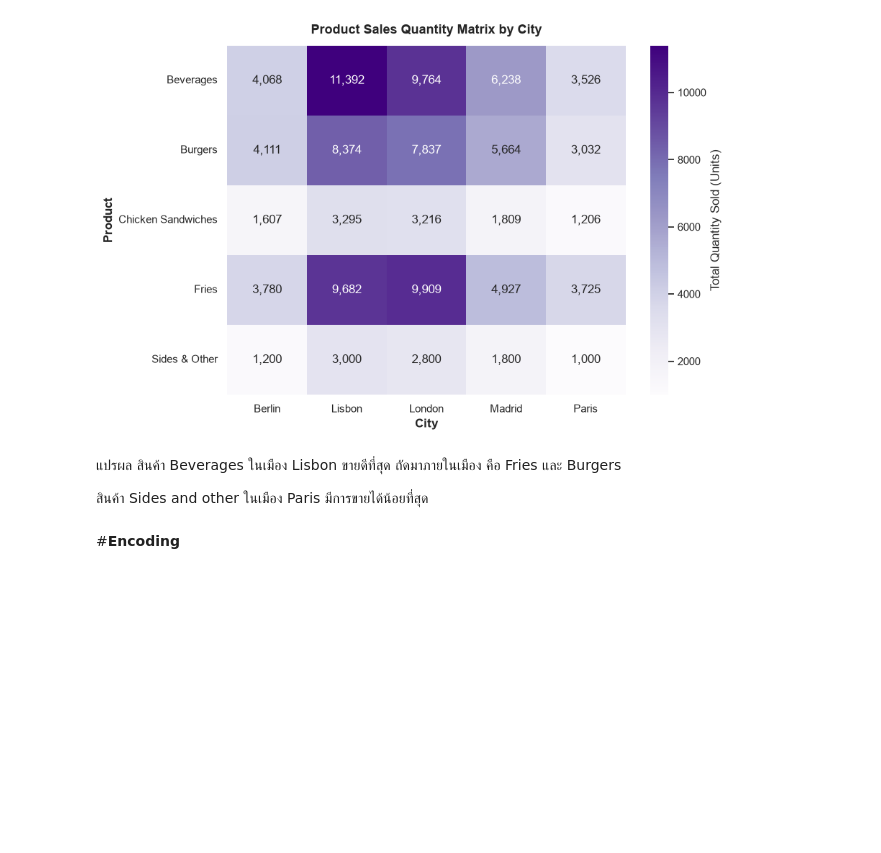
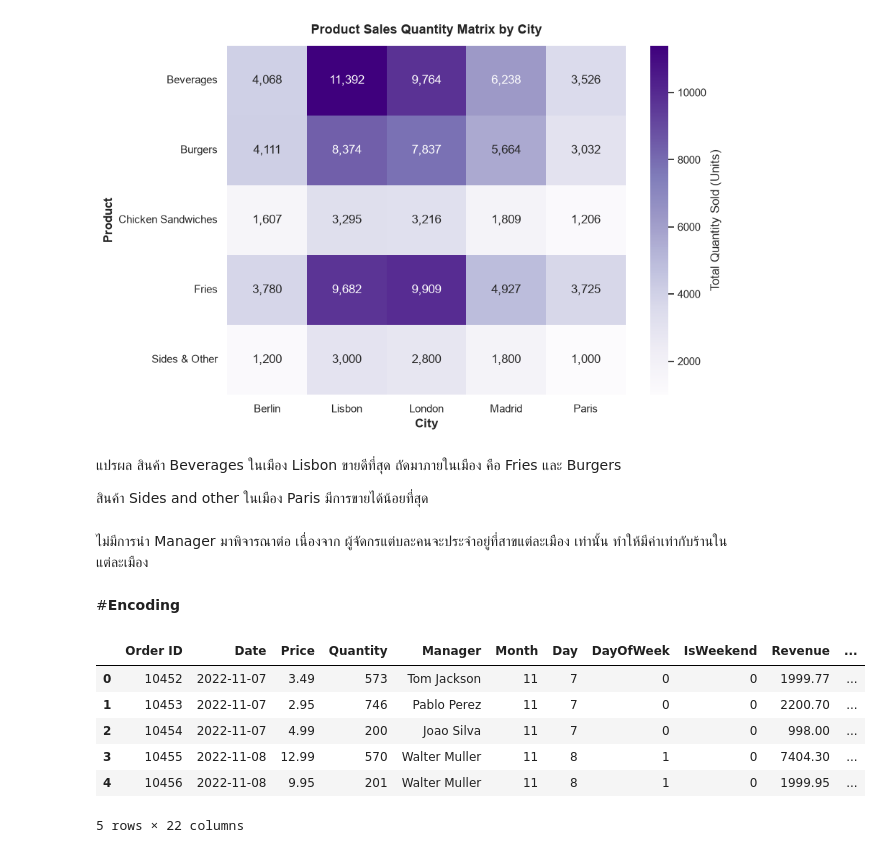
Before and after one commit to PPua1/DataSci, a Jupyter notebook: Resturant.ipynb, the cells around one changed output. Saved outputs shown, nothing was run; the diff lists cells and outputs as text; code cells hidden in the pictures; blank space fills up the shorter version.

```diff
--- a/Resturant.ipynb
+++ b/Resturant.ipynb
@@ -600,5 +600,7 @@ plt.show()
 สินค้า Beverages  ในเมือง Lisbon ขายดีที่สุด ถัดมาภายในเมือง คือ Fries และ Burgers
 
 สินค้า Sides and other ในเมือง Paris มีการขายได้น้อยที่สุด
+# %% [markdown]
+ไม่มีการนำ Manager มาพิจารณาต่อ เนื่องจาก ผู้จัดกรแต่บละคนจะประจำอยู่ที่สาขแต่ละเมือง เท่านั้น ทำให้มีค่าเท่ากับร้านในแต่ละเมือง
 # %% [markdown]
 #**Encoding**
@@ -604,0 +609,19 @@ plt.show()
+# %%
+# คัดลอก DataFrame สำหรับทำโมเดล
+res_encode = CleanR.copy()
+
+# One-Hot Encoding
+categorical_cols = ['Product', 'Purchase Type', 'Payment Method', 'City']
+res_encode = pd.get_dummies(res_encode, columns = categorical_cols,
+                                  drop_first = True, dtype = int)
+# drop_first=True ลบcol แรก ใช้ Drive-thru เป็นค่าเปรียบเทียบ (Baseline): โมเดลจะดูว่าการซื้อแบบ In-store หรือ Online ได้ยอดขาย "เพิ่มขึ้นหรือลดลงเท่าไร เมื่อเทียบกับ Drive-thru"
+
+res_encode.head()
+# %% [output]
+|  | Order ID | Date | Price | Quantity | Manager | Month | Day | DayOfWeek | IsWeekend | Revenue | ... |
+| 0 | 10452 | 2022-11-07 | 3.49 | 573 | Tom Jackson | 11 | 7 | 0 | 0 | 1999.77 | ... |
+| 1 | 10453 | 2022-11-07 | 2.95 | 746 | Pablo Perez | 11 | 7 | 0 | 0 | 2200.70 | ... |
+| 2 | 10454 | 2022-11-07 | 4.99 | 200 | Joao Silva | 11 | 7 | 0 | 0 | 998.00 | ... |
+| 3 | 10455 | 2022-11-08 | 12.99 | 570 | Walter Muller | 11 | 8 | 1 | 0 | 7404.30 | ... |
+| 4 | 10456 | 2022-11-08 | 9.95 | 201 | Walter Muller | 11 | 8 | 1 | 0 | 1999.95 | ... |
+5 rows × 22 columns
```
Also changed, not shown: parts of 8 cells of this notebook.
